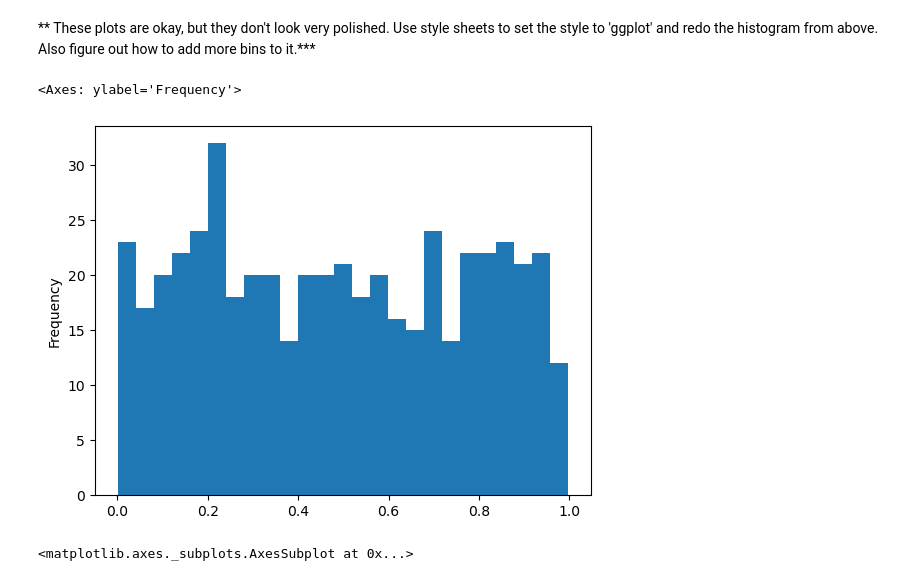
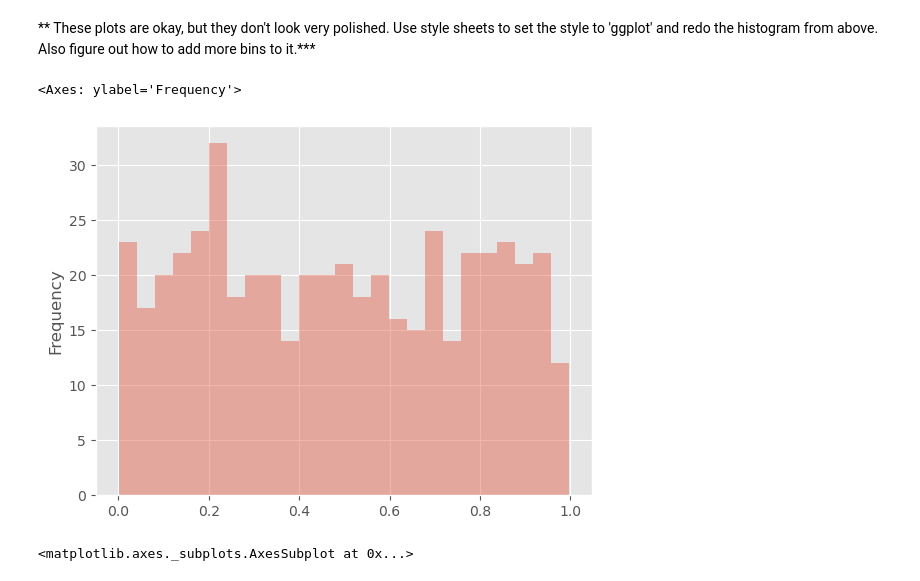
Before and after one commit to bttodd11/Python_DataScience, a Jupyter notebook: Section 10 - Pandas Data Visualization/02-Pandas Data Visualization Exercise.ipynb, the cells around one changed output. Drawn from its saved outputs; the diff is of its cells as text; code cells hidden in the pictures.

```diff
--- a/Section 10 - Pandas Data Visualization/02-Pandas Data Visualization Exercise.ipynb
+++ b/Section 10 - Pandas Data Visualization/02-Pandas Data Visualization Exercise.ipynb
@@ -51,11 +59,11 @@ df3['a'].plot.hist()
 # %% [markdown]
 ** These plots are okay, but they don't look very polished. Use style sheets to set the style to 'ggplot' and redo the histogram from above. Also figure out how to add more bins to it.***
 # %%
-plt.style.use('gg')
-df3['a'].plot.hist(bins=25)
+plt.style.use('ggplot')
+df3['a'].plot.hist(bins=25, alpha=.4)
 # %% [output]
 <Axes: ylabel='Frequency'>
-[figure, old version]
+[figure, new version]
 # %%
 # %% [output]
 <matplotlib.axes._subplots.AxesSubplot at 0x...>
```
Also changed, not shown: parts of 11 cells of this notebook, 1 other file.
